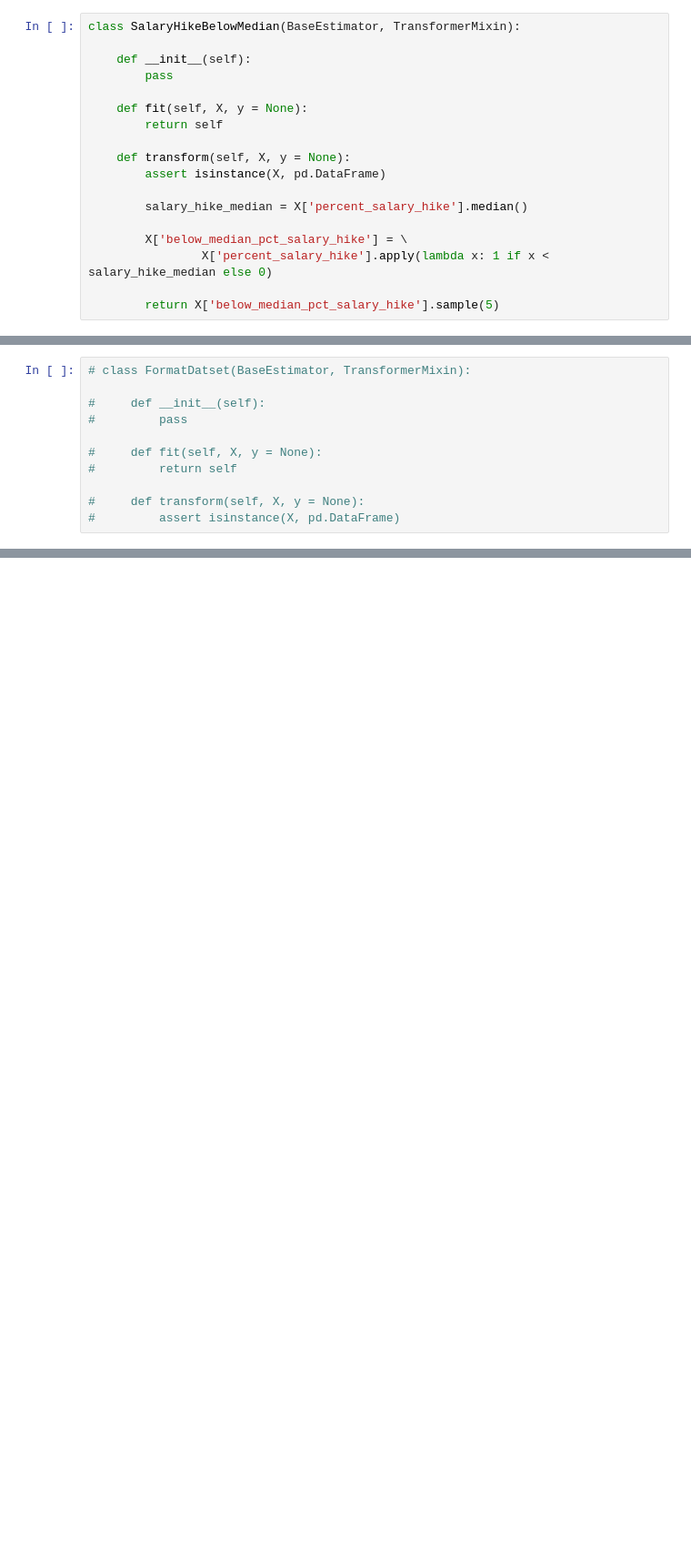
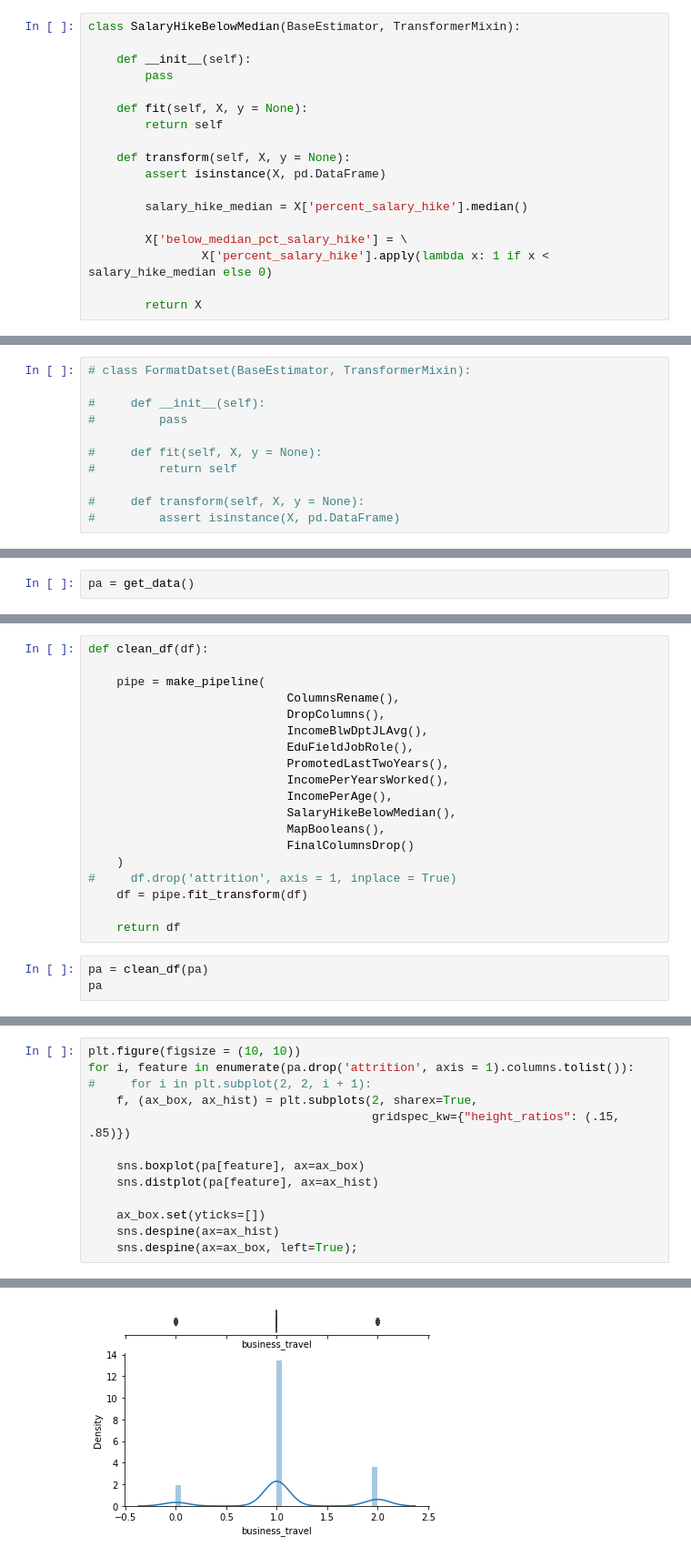
Before and after one commit to renanfmoises/people-analytics, a Jupyter notebook: notebooks/People Analytics - Pipelines.ipynb, the cells around one changed output, grey strips where cells are left out. Shown at 91% size. Cells and saved outputs as stored; diff of their text form; blank space fills up the shorter version.

```diff
--- a/notebooks/People Analytics - Pipelines.ipynb
+++ b/notebooks/People Analytics - Pipelines.ipynb
@@ -299,7 +493,7 @@ class SalaryHikeBelowMedian(BaseEstimator, TransformerMixin):
         X['below_median_pct_salary_hike'] = \
                 X['percent_salary_hike'].apply(lambda x: 1 if x < salary_hike_median else 0)
 
-        return X['below_median_pct_salary_hike'].sample(5)
+        return X
 # %%
 salary_hike = SalaryHikeBelowMedian()
 salary_hike.fit_transform(people)
@@ -340,0 +728,2 @@ people
+# %%
+pa = get_data()
@@ -340,0 +744,22 @@ people
+# %%
+def clean_df(df):
+
+    pipe = make_pipeline(
+                            ColumnsRename(),
+                            DropColumns(),
+                            IncomeBlwDptJLAvg(),
+                            EduFieldJobRole(),
+                            PromotedLastTwoYears(),
+                            IncomePerYearsWorked(),
+                            IncomePerAge(),
+                            SalaryHikeBelowMedian(),
+                            MapBooleans(),
+                            FinalColumnsDrop()
+    )
+#     df.drop('attrition', axis = 1, inplace = True)
+    df = pipe.fit_transform(df)
+
+    return df
+# %%
+pa = clean_df(pa)
+pa
@@ -340,0 +849,14 @@ people
+# %%
+plt.figure(figsize = (10, 10))
+for i, feature in enumerate(pa.drop('attrition', axis = 1).columns.tolist()):
+#     for i in plt.subplot(2, 2, i + 1):
+    f, (ax_box, ax_hist) = plt.subplots(2, sharex=True,
+                                        gridspec_kw={"height_ratios": (.15, .85)})
+
+    sns.boxplot(pa[feature], ax=ax_box)
+    sns.distplot(pa[feature], ax=ax_hist)
+
+    ax_box.set(yticks=[])
+    sns.despine(ax=ax_hist)
+    sns.despine(ax=ax_box, left=True);
+# %% [output]
@@ -340,0 +864 @@ people
+[figure, added]
```
Also changed, not shown: parts of 54 cells of this notebook, 16 other files.
